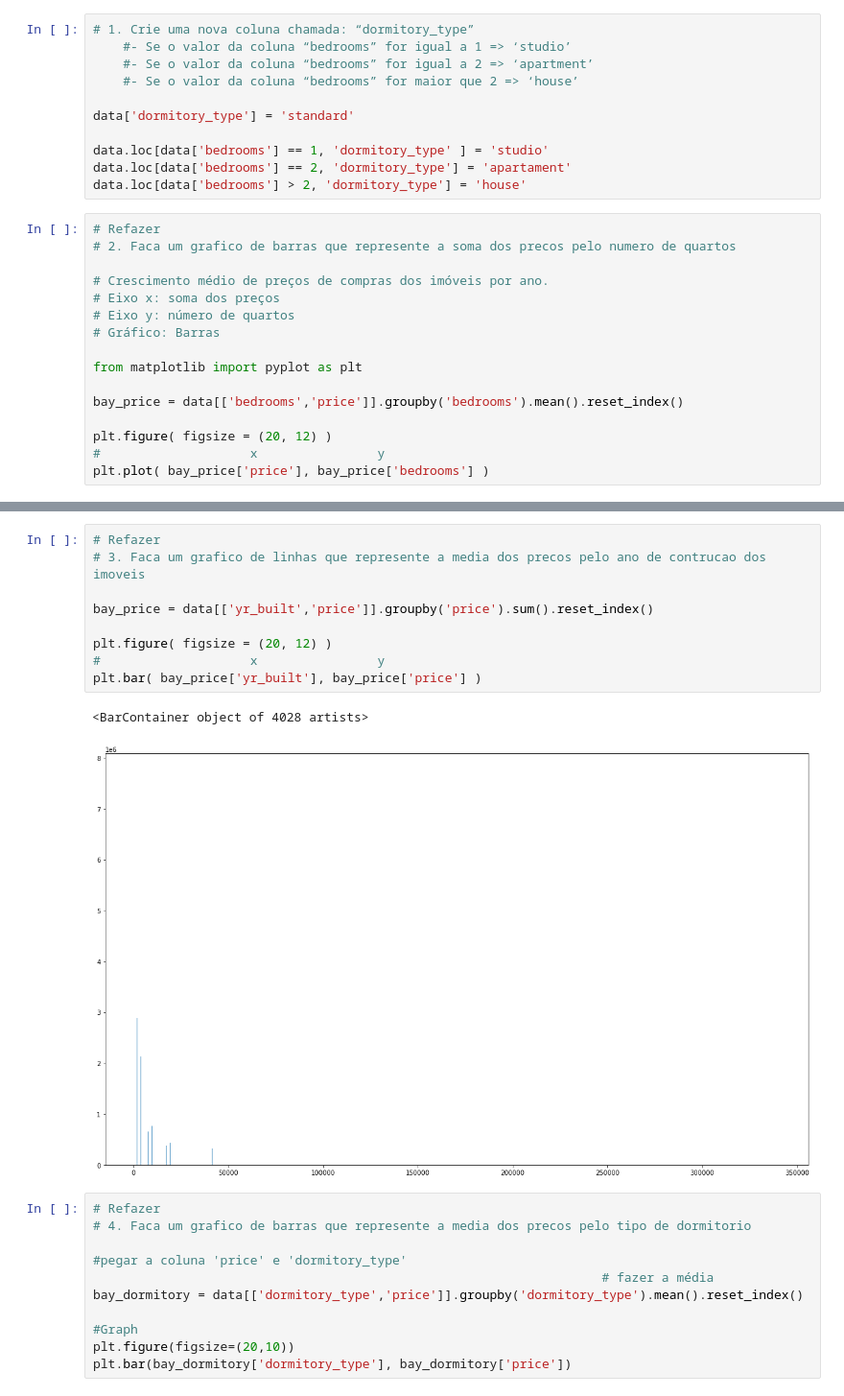
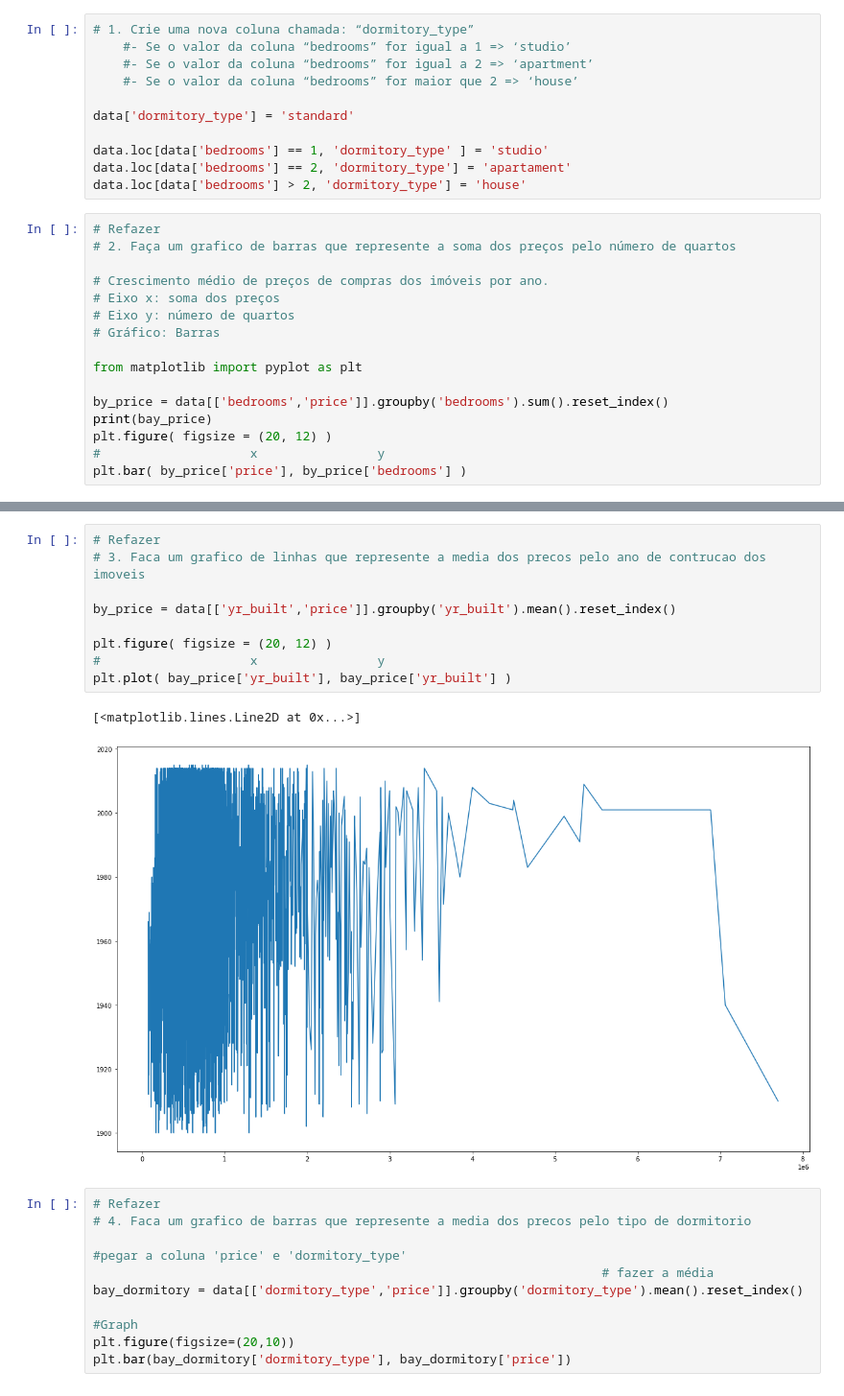
Before and after one commit to nycolexavier/data-science-course, a Jupyter notebook: aula03.ipynb, the cells around one changed output, grey strips where cells are left out. Shown at 96% size. Drawn from its saved outputs; the diff is of its cells as text.

```diff
--- a/aula03.ipynb
+++ b/aula03.ipynb
@@ -260,7 +260,7 @@ data.loc[data['bedrooms'] == 2, 'dormitory_type'] = 'apartament'
 data.loc[data['bedrooms'] > 2, 'dormitory_type'] = 'house'
 # %%
 # Refazer
-# 2. Faca um grafico de barras que represente a soma dos precos pelo numero de quartos
+# 2. Faça um grafico de barras que represente a soma dos preços pelo número de quartos
 
 # Crescimento médio de preços de compras dos imóveis por ano.
 # Eixo x: soma dos preços
@@ -269,9 +269,9 @@ data.loc[data['bedrooms'] > 2, 'dormitory_type'] = 'house'
 
 from matplotlib import pyplot as plt
 
-bay_price = data[['bedrooms','price']].groupby('bedrooms').mean().reset_index()
-
+by_price = data[['bedrooms','price']].groupby('bedrooms').sum().reset_index()
+print(bay_price)
 plt.figure( figsize = (20, 12) )
 #                    x                y
-plt.plot( bay_price['price'], bay_price['bedrooms'] )
+plt.bar( by_price['price'], by_price['bedrooms'] )
 # %% [output]
@@ -280,15 +294,15 @@ plt.plot( bay_price['price'], bay_price['bedrooms'] )
 # %%
 # Refazer
 # 3. Faca um grafico de linhas que represente a media dos precos pelo ano de contrucao dos imoveis
 
-bay_price = data[['yr_built','price']].groupby('price').sum().reset_index()
+by_price = data[['yr_built','price']].groupby('yr_built').mean().reset_index()
 
 plt.figure( figsize = (20, 12) )
 #                    x                y
-plt.bar( bay_price['yr_built'], bay_price['price'] )
+plt.plot( bay_price['yr_built'], bay_price['yr_built'] )
 # %% [output]
-<BarContainer object of 4028 artists>
+[<matplotlib.lines.Line2D at 0x...>]
-[figure, old version]
+[figure, new version]
 # %%
 # Refazer
 # 4. Faca um grafico de barras que represente a media dos precos pelo tipo de dormitorio
```
Also changed, not shown: parts of 11 cells of this notebook.
